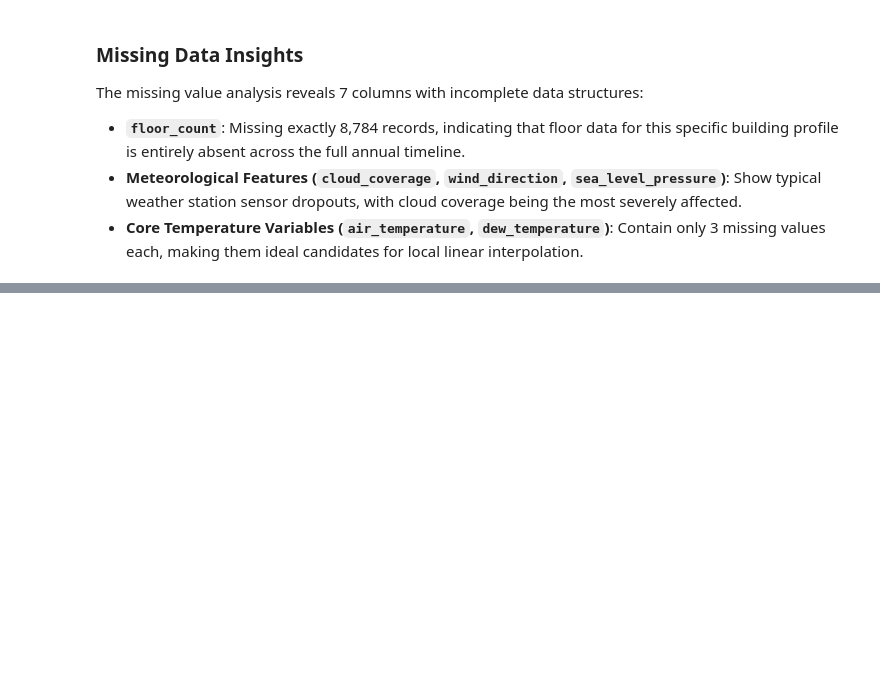
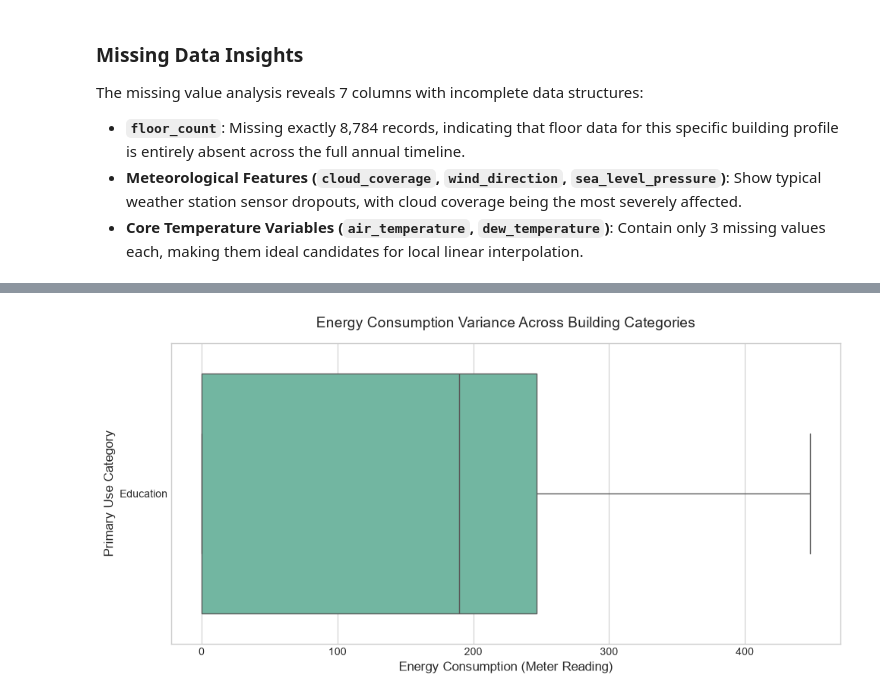
Before and after one commit to Rnvart/building-energy-optimization, a Jupyter notebook: energy_forecasting.ipynb, the cells around one changed output, grey strips where cells are left out. Saved outputs shown, nothing was run; the diff lists cells and outputs as text; code cells hidden in the pictures; blank space fills up the shorter version.

```diff
--- a/energy_forecasting.ipynb
+++ b/energy_forecasting.ipynb
@@ -336,0 +320,20 @@ energy_0.head()
+# %%
+# 6.3. Energy Consumption Distribution by Building Use
+plt.figure(figsize=(10, 5))
+
+# Plot horizontal boxplot for clear label reading
+sns.boxplot(
+    data=final_df,
+    x='meter_reading',
+    y='primary_use',
+    hue='primary_use',  # Explicitly assign hue to fix the modern seaborn warning
+    legend=False,       # Disable redundant legend since labels are on Y axis
+    palette='Set2'
+)
+plt.title("Energy Consumption Variance Across Building Categories", fontsize=14, pad=15)
+plt.xlabel("Energy Consumption (Meter Reading)", fontsize=12)
+plt.ylabel("Primary Use Category", fontsize=12)
+plt.tight_layout()
+plt.show()
+# %% [output]
+[figure, added]
```
Also changed, not shown: parts of 38 cells of this notebook.
